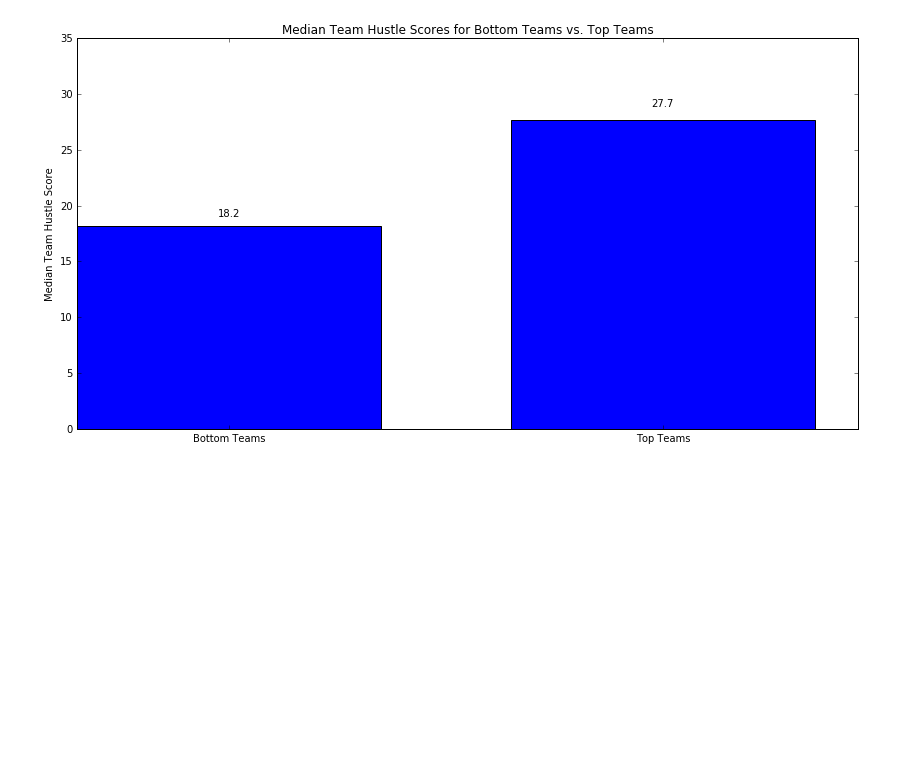
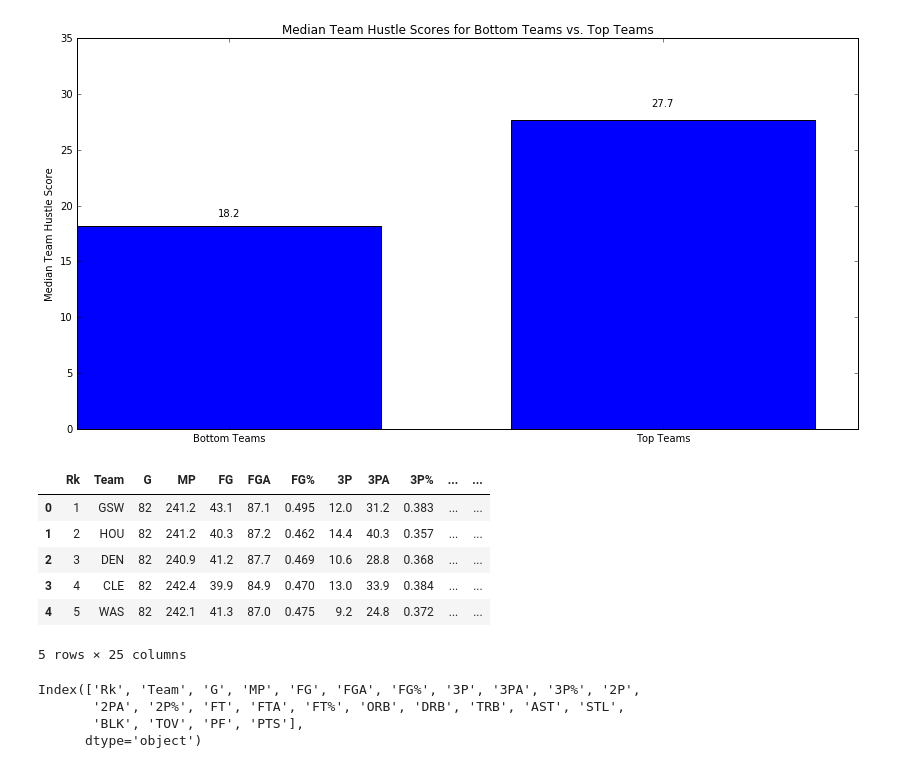
Before and after one commit to yairfax/CMSC320-final-project, a Jupyter notebook: Final Project-test.ipynb, the cells around one changed output. Drawn from its saved outputs; the diff is of its cells as text; code cells hidden in the pictures; blank space fills up the shorter version.

Commit message:
added team stats csvs and reading csvs in code

```diff
--- a/Final Project-test.ipynb
+++ b/Final Project-test.ipynb
@@ -692,3 +693,24 @@ autolabel(rects1)
 plt.show()
 # %% [output]
 [figure]
+# %%
+teamStats_16_17 = pd.read_csv("team_stats_2016_2017.csv")
+teamStats_17_18 = pd.read_csv("team_stats_2017_2018.csv") # https://www.basketball-reference.com/leagues/NBA_2018.html
+teamStatsTable = teamStats_16_17.append(teamStats_17_18)
+teamStatsTable.head()
+# %% [output]
+|  | Rk | Team | G | MP | FG | FGA | FG% | 3P | 3PA | 3P% | ... | ... |
+| 0 | 1 | GSW | 82 | 241.2 | 43.1 | 87.1 | 0.495 | 12.0 | 31.2 | 0.383 | ... | ... |
+| 1 | 2 | HOU | 82 | 241.2 | 40.3 | 87.2 | 0.462 | 14.4 | 40.3 | 0.357 | ... | ... |
+| 2 | 3 | DEN | 82 | 240.9 | 41.2 | 87.7 | 0.469 | 10.6 | 28.8 | 0.368 | ... | ... |
+| 3 | 4 | CLE | 82 | 242.4 | 39.9 | 84.9 | 0.470 | 13.0 | 33.9 | 0.384 | ... | ... |
+| 4 | 5 | WAS | 82 | 242.1 | 41.3 | 87.0 | 0.475 | 9.2 | 24.8 | 0.372 | ... | ... |
+5 rows × 25 columns
+# %%
+#topStatTeams = teamStatsTable[teamTable['Wins'] >= 48]
+teamStatsTable.columns
+# %% [output]
+Index(['Rk', 'Team', 'G', 'MP', 'FG', 'FGA', 'FG%', '3P', '3PA', '3P%', '2P',
+       '2PA', '2P%', 'FT', 'FTA', 'FT%', 'ORB', 'DRB', 'TRB', 'AST', 'STL',
+       'BLK', 'TOV', 'PF', 'PTS'],
+      dtype='object')
```
Also changed, not shown: parts of 1 cell of this notebook.
